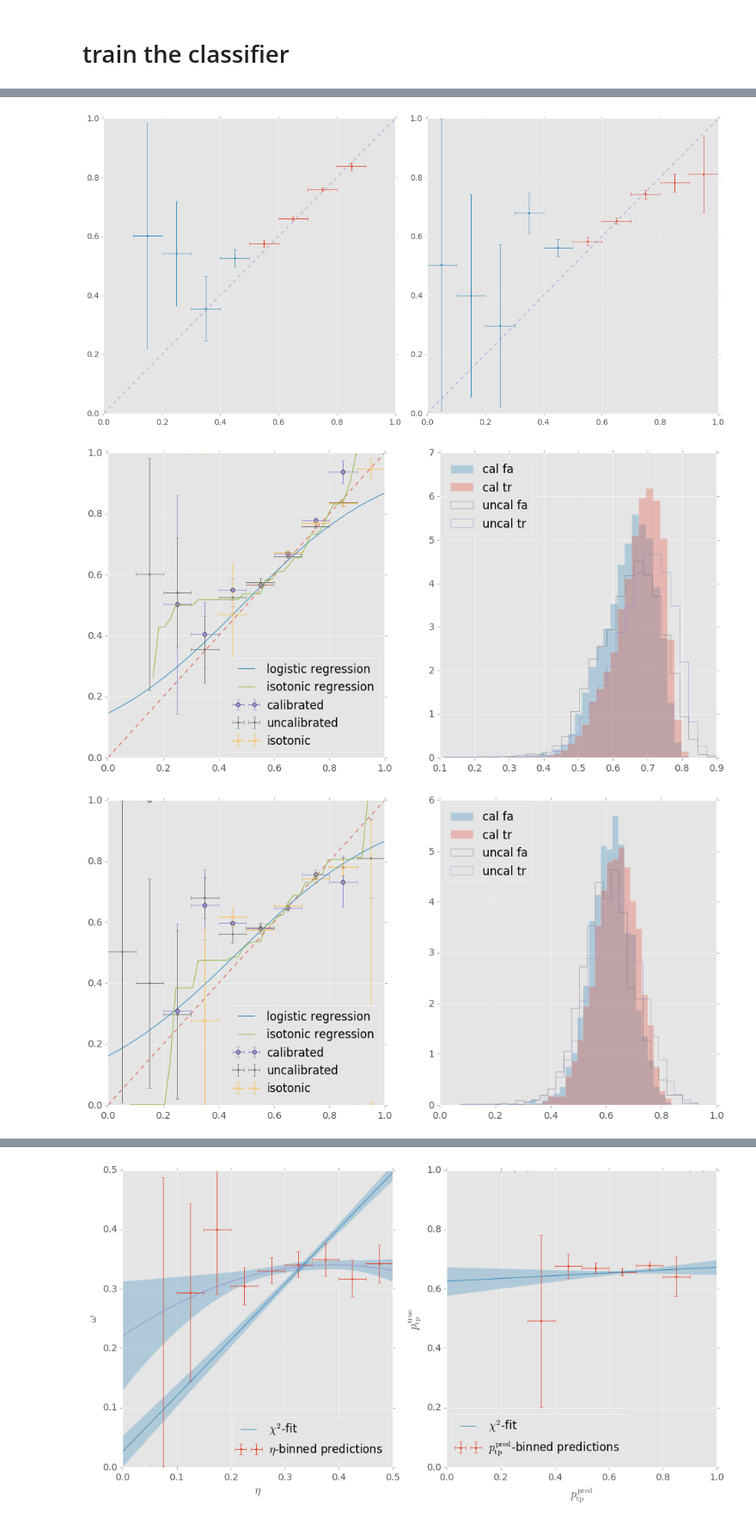
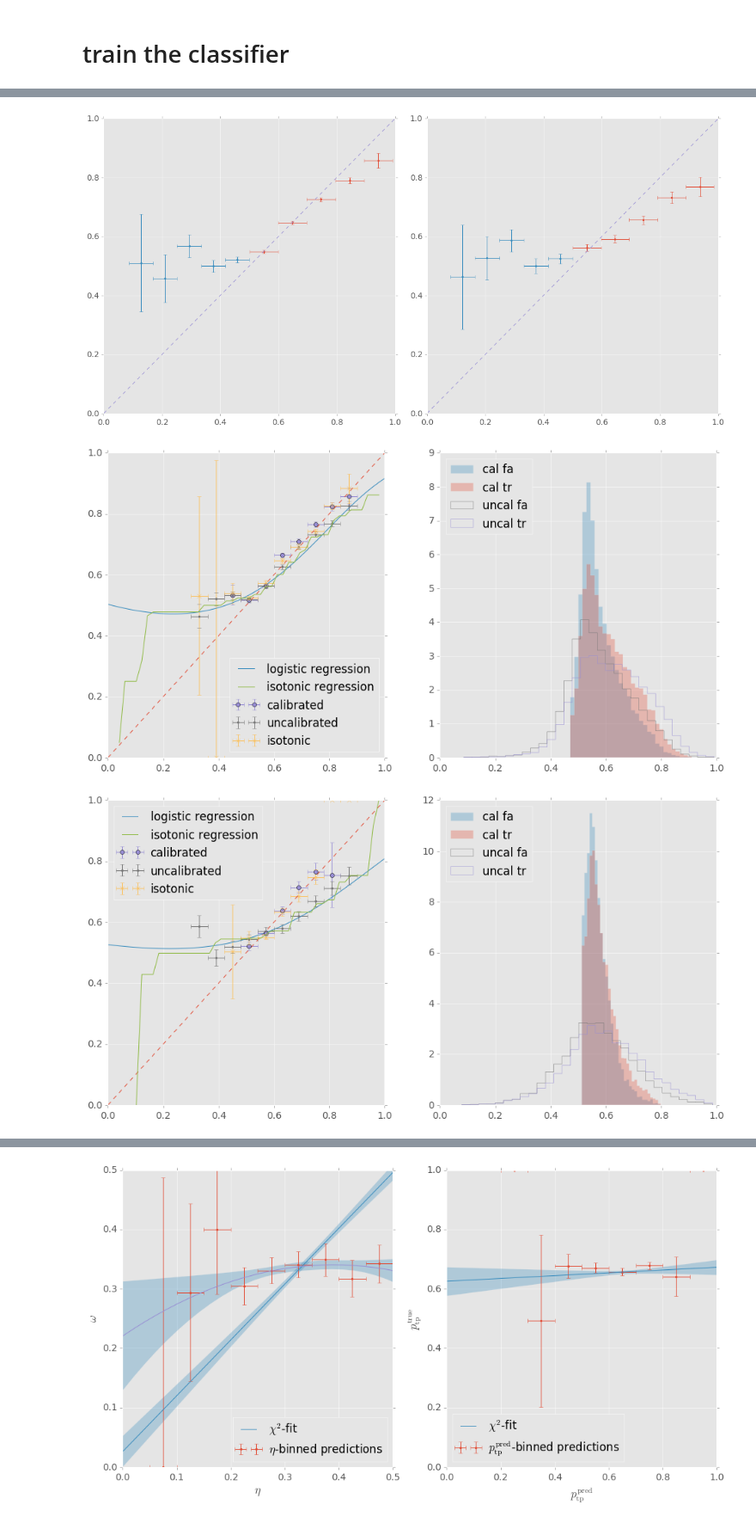
Before and after one commit to bixel/fttrainer, a Jupyter notebook: muon-training.ipynb, the cells around one changed output, grey strips where cells are left out. Shown at 86% size. Drawn from its saved outputs; the diff is of its cells as text; code cells hidden in the pictures.

```diff
--- a/muon-training.ipynb
+++ b/muon-training.ipynb
@@ -76,7 +77,7 @@ data_kwargs = dict(
 def get_event_number(df, weight_column='SigYield_sw'):
     """ Use weighted sums
     """
-    return np.sum(df.groupby(df.event_id)[weight_column].first())  # max, min, mean, first should give the same values here
+    return np.sum(df.groupby('event_id')[weight_column].first())  # max, min, mean, first should give the same values here
 # %%
 # Read datasets and fill several event information
 for key, d in datasets.items():
@@ -171,7 +199,7 @@ for key, d in datasets.items():
     df = d['max_pt_data']
     train_data, _data = train_test_split(df, train_size=0.333, random_state=1)
     test_data, calib_data = train_test_split(_data, train_size=0.5, random_state=1)
-    model = XGBClassifier(max_depth=2, n_estimators=300, nthread=24)
+    model = XGBClassifier(max_depth=5, n_estimators=400, nthread=24)
 #     model = GradientBoostingClassifier()
 #     model = RandomForestClassifier(n_estimators=100, n_jobs=24)
     model.fit(train_data[classic_MVA_features], train_data.target)
@@ -236,29 +274,35 @@ def proba_bins(x, y_true, errs=True, bins=10, range=(0, 1), sample_weight=None):
         return xs, ys
 # %%
 _, axes = plt.subplots(1, 2, figsize=(16, 8))
+bins = np.unique(np.concatenate([np.arange(0, 0.3, 0.15),
+                                 np.arange(0.3, 0.4, 0.1),
+                                 np.arange(0.4, 0.9, 0.05),
+                                 [1]]))
 for (key, d), ax in zip(datasets.items(), axes):
     plt.axes(ax)
     test_data = d['test_data']
     x = test_data.probas
     y = test_data.target
     plt.errorbar(*proba_bins(x[test_data.prediction], y[test_data.prediction],
-                             sample_weight=test_data.SigYield_sw[test_data.prediction]), fmt='.')
+                             sample_weight=test_data.SigYield_sw[test_data.prediction],
+                             auto_fill=True, bins=5), fmt='.')
     plt.errorbar(*proba_bins(x[~test_data.prediction], y[~test_data.prediction],
-                             sample_weight=test_data.SigYield_sw[~test_data.prediction]), fmt='.')
+                             sample_weight=test_data.SigYield_sw[~test_data.prediction],
+                             auto_fill=True, bins=5), fmt='.')
     plt.plot([0, 1], '--')
     plt.xlim(0, 1)
     plt.ylim(0, 1)
 plt.tight_layout()
 plt.show()
 # %% [output]
-[figure, old version]
+[figure, new version]
 # %%
 for key, d in datasets.items():
     calib_data = d['calib_data']
     test_data = d['test_data']
 
-    # logistic regression
-    calibration_model = LogisticRegression(solver='lbfgs', n_jobs=24)
+    # polynomial logistic regression
+    calibration_model = PolynomialLogisticRegression(power=3, solver='lbfgs', n_jobs=24)
     calibration_model.fit(calib_data.probas.reshape(-1, 1), calib_data.target)
     datasets[key]['logistic_calib_model'] = calibration_model
 
@@ -269,48 +313,46 @@ for key, d in datasets.items():
     def model(x):
         return 1 / (1 + np.exp(-x))
     for subset_name in ['train_data', 'test_data', 'calib_data']:
-        calib_probas = model(d[subset_name].probas.ravel() * calibration_model.coef_
-                             + calibration_model.intercept_).ravel()
-        datasets[key][subset_name]['calib_probas'] = calib_probas
-        datasets[key][subset_name]['isotonic_probas'] = isotonic_calib_model.transform(d[subset_name].probas)
+        datasets[key][subset_name]['calib_probas'] = calibration_model.predict_proba(d[subset_name].probas)[:,1]
+        datasets[key][subset_name]['isotonic_probas'] = isotonic_calib_model.predict(d[subset_name].probas)
 # %%
 for key, d in datasets.items():
     test_data = d['test_data']
     plt.figure(figsize=(16, 8))
     plt.subplot(121)
     plt.plot([0, 1], '--')
     xs = np.linspace(0, 1)
     calibration_model = d['logistic_calib_model']
-    plt.plot(xs, model(xs * calibration_model.coef_ + calibration_model.intercept_).ravel(),
+    plt.plot(xs, calibration_model.predict_proba(xs)[:,1],
              label='logistic regression')
     calib_probas = datasets[key]['test_data'].calib_probas
-    plt.errorbar(*proba_bins(calib_probas, test_data.target, sample_weight=test_data.SigYield_sw),
+    plt.errorbar(*proba_bins(calib_probas, test_data.target, sample_weight=test_data.SigYield_sw, range=(0.3, 0.9)),
                  fmt='o', label='calibrated')
-    plt.errorbar(*proba_bins(test_data.probas.ravel(), test_data.target, sample_weight=test_data.SigYield_sw),
+    plt.errorbar(*proba_bins(test_data.probas, test_data.target, sample_weight=test_data.SigYield_sw, range=(0.3, 0.9)),
                  fmt='.', label='uncalibrated')
-    plt.errorbar(*proba_bins(test_data.isotonic_probas.ravel(), test_data.target,
-                             sample_weight=test_data.SigYield_sw),
+    plt.errorbar(*proba_bins(test_data.isotonic_probas, test_data.target,
+                             sample_weight=test_data.SigYield_sw, range=(0.3, 0.9)),
                  fmt='x', label='isotonic')
-    plt.plot(xs, d['isotonic_calib_model'].transform(xs), label='isotonic regression')
+    plt.plot(xs, d['isotonic_calib_model'].predict(xs), label='isotonic regression')
     plt.xlim(0, 1)
     plt.ylim(0, 1)
     plt.legend(loc='best')
     plt.subplot(122)
     plt.hist([calib_probas[test_data.target.values],
               calib_probas[~test_data.target.values],
              ], bins=30, histtype='stepfilled', alpha=0.3, normed=True,
              label=['cal tr',
                     'cal fa',])
     plt.hist([test_data.probas[test_data.target],
               test_data.probas[~test_data.target],
              ], bins=30, histtype='step', normed=True,
              label=['uncal tr',
                     'uncal fa',])
     plt.legend(loc='upper left')
     plt.show()
 # %% [output]
-[figure, old version]
+[figure, new version]
-[figure, old version]
+[figure, new version]
 # %%
 for key, d in datasets.items():
     test_data = d['test_data']
```
Also changed, not shown: parts of 28 cells of this notebook, 2 other files.
